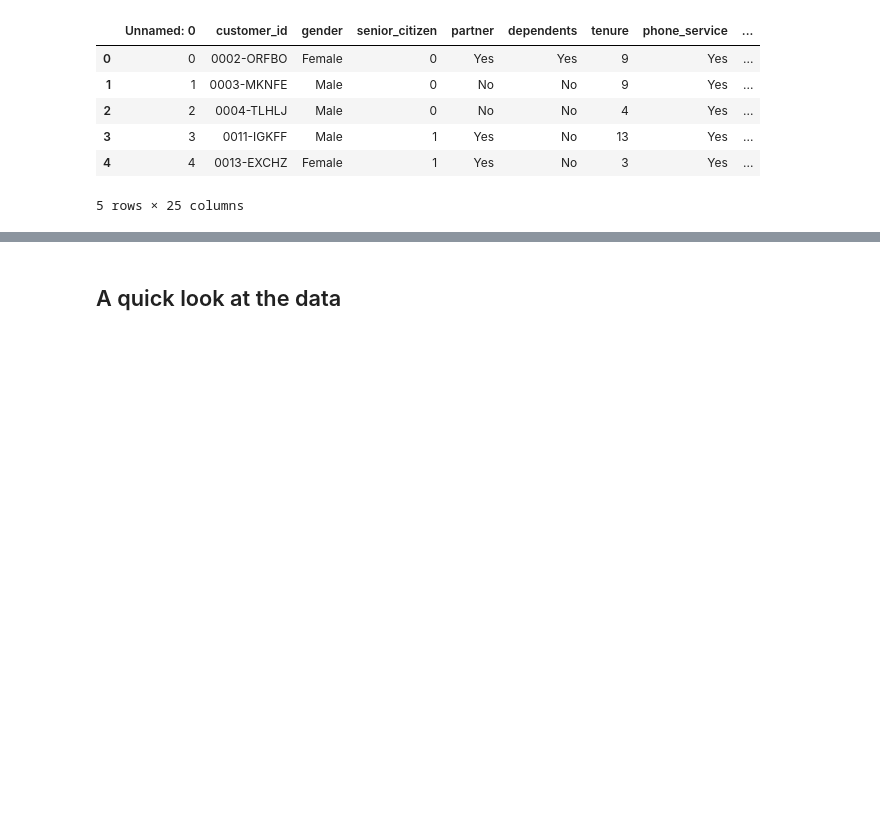
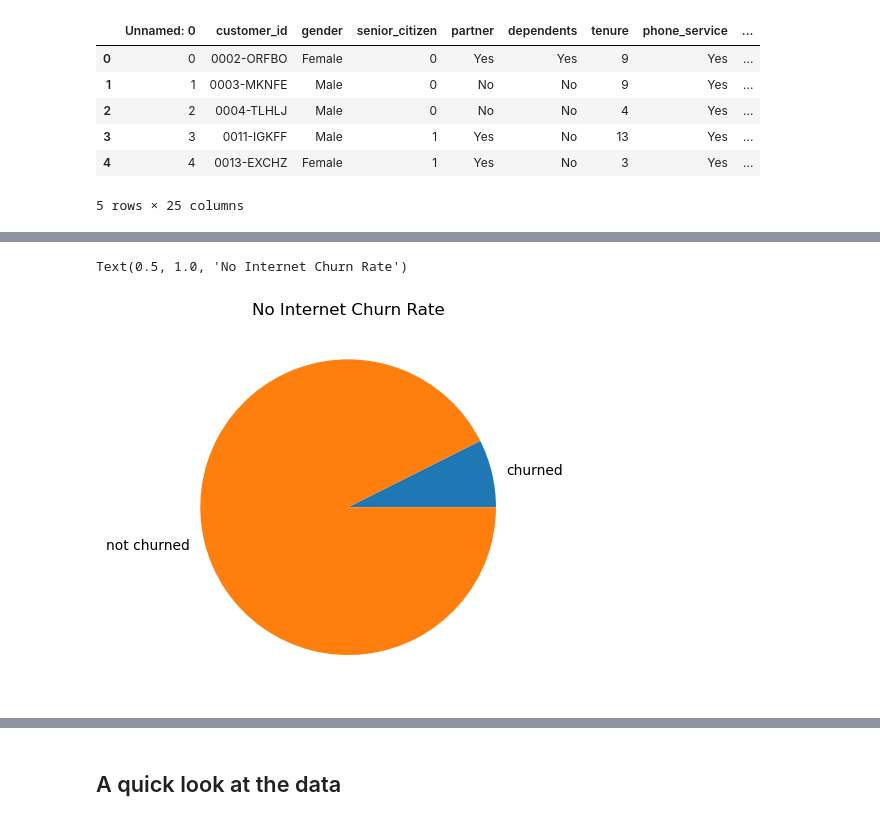
Before and after one commit to wherrickjr/classification_project, a Jupyter notebook: classification_project.ipynb, the cells around one changed output, grey strips where cells are left out. Cells and saved outputs as stored; diff of their text form; code cells hidden in the pictures; blank space fills up the shorter version.

```diff
--- a/classification_project.ipynb
+++ b/classification_project.ipynb
@@ -104,0 +92,6 @@ dtype: object
+# %%
+plt.pie(nointernet, labels = mylabels)
+plt.title("No Internet Churn Rate")
+# %% [output]
+Text(0.5, 1.0, 'No Internet Churn Rate')
+[figure, added]
```
Also changed, not shown: parts of 30 cells of this notebook.
